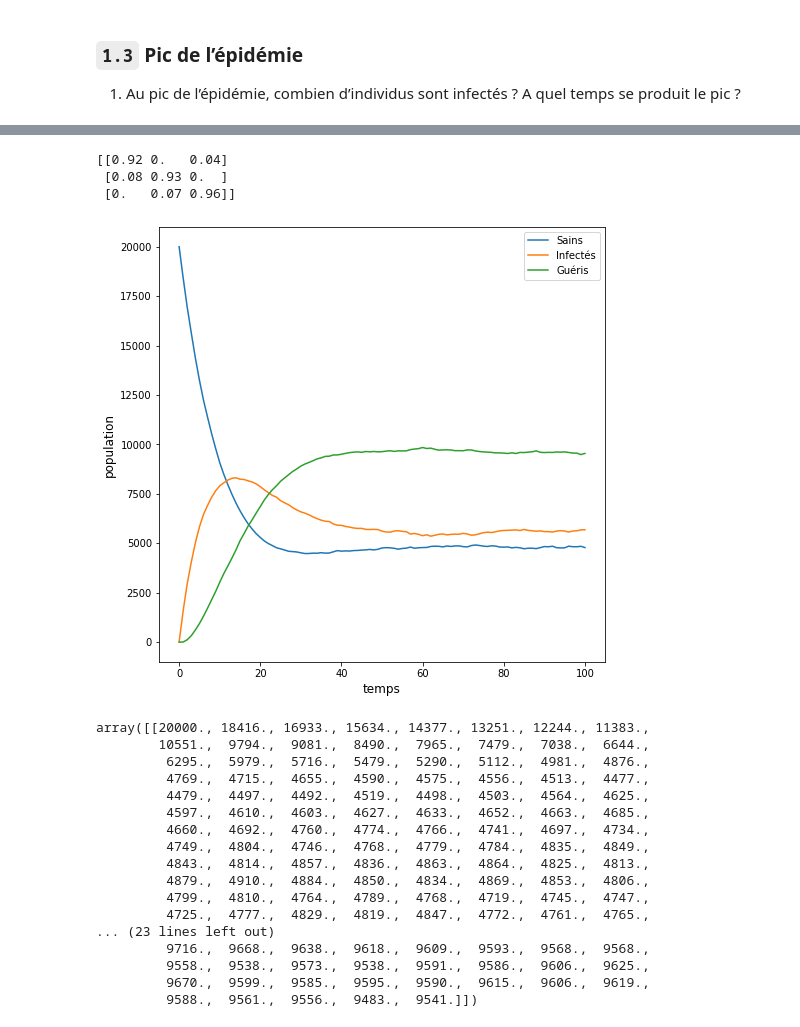
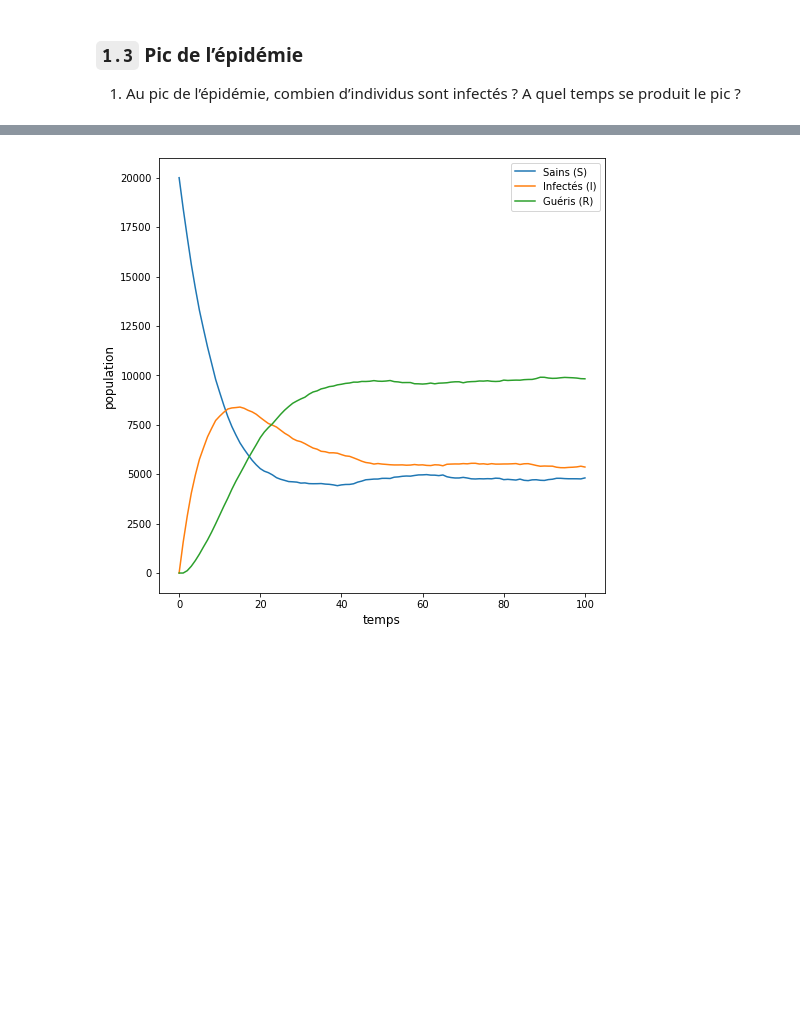
Before and after one commit to petrulii/pandemic-propagation, a Jupyter notebook: projet3_Teo_Ieva.ipynb, the cells around one changed output, grey strips where cells are left out. Saved outputs shown, nothing was run; the diff lists cells and outputs as text; code cells hidden in the pictures; blank space fills up the shorter version.

```diff
--- a/projet3_Teo_Ieva.ipynb
+++ b/projet3_Teo_Ieva.ipynb
@@ -102,7 +101,7 @@ def plot_population(population):
     plt.plot(x, count[0, :])                                         # plot healthy individuals
     plt.plot(x, count[1, :])                                         # plot sick individuals
     plt.plot(x, count[2, :])                                         # plot recovered individuals
-    plt.gca().legend(('Sains','Infectés', 'Guéris'))
+    plt.gca().legend(('Sains (S)','Infectés (I)', 'Guéris (R)'))
     plt.show()
 
     return count
@@ -137,42 +158,19 @@ t = 0, nous avons 90% d’infectés et 10% de sains. Explorez d’autres initial
 # %%
 # transition matrix A of size 3x3
 A = np.array([  [0.92,  0,      0.04],
                 [0.08,  0.93,   0],
                 [0,     0.07,   0.96]])
 
 if np.any(np.sum(A, axis=0) != 1) or np.any(A < 0):
     print("Transition matrix is not Stochastic.")
-else:
-    print(A)
 
 # v0 is a vector which represents the initial probability distribution where all individuals are healthy at t=0
 v0 = np.array([1, 0, 0])
 v0_sum = np.cumsum(v0)
 
 # creates a chain of 100 states for every individual in a population of 20000
-a = np.array([tirage_aleatoire(100, A, v0_sum) for _ in range(20000)])
-
+a = np.array([tirage_aleatoire(100, A, v0_sum) for _ in range(20000)]);
 
 count = plot_population(a)
 # %% [output]
-[[0.92 0.   0.04]
- [0.08 0.93 0.  ]
- [0.   0.07 0.96]]
-[figure, old version]
+[figure, new version]
-array([[20000., 18416., 16933., 15634., 14377., 13251., 12244., 11383.,
-        10551.,  9794.,  9081.,  8490.,  7965.,  7479.,  7038.,  6644.,
-         6295.,  5979.,  5716.,  5479.,  5290.,  5112.,  4981.,  4876.,
-         4769.,  4715.,  4655.,  4590.,  4575.,  4556.,  4513.,  4477.,
-         4479.,  4497.,  4492.,  4519.,  4498.,  4503.,  4564.,  4625.,
-         4597.,  4610.,  4603.,  4627.,  4633.,  4652.,  4663.,  4685.,
-         4660.,  4692.,  4760.,  4774.,  4766.,  4741.,  4697.,  4734.,
-         4749.,  4804.,  4746.,  4768.,  4779.,  4784.,  4835.,  4849.,
-         4843.,  4814.,  4857.,  4836.,  4863.,  4864.,  4825.,  4813.,
-         4879.,  4910.,  4884.,  4850.,  4834.,  4869.,  4853.,  4806.,
-         4799.,  4810.,  4764.,  4789.,  4768.,  4719.,  4745.,  4747.,
-         4725.,  4777.,  4829.,  4819.,  4847.,  4772.,  4761.,  4765.,
-... (23 lines left out)
-         9716.,  9668.,  9638.,  9618.,  9609.,  9593.,  9568.,  9568.,
-         9558.,  9538.,  9573.,  9538.,  9591.,  9586.,  9606.,  9625.,
-         9670.,  9599.,  9585.,  9595.,  9590.,  9615.,  9606.,  9619.,
-         9588.,  9561.,  9556.,  9483.,  9541.]])
```
Also changed, not shown: parts of 29 cells of this notebook.
